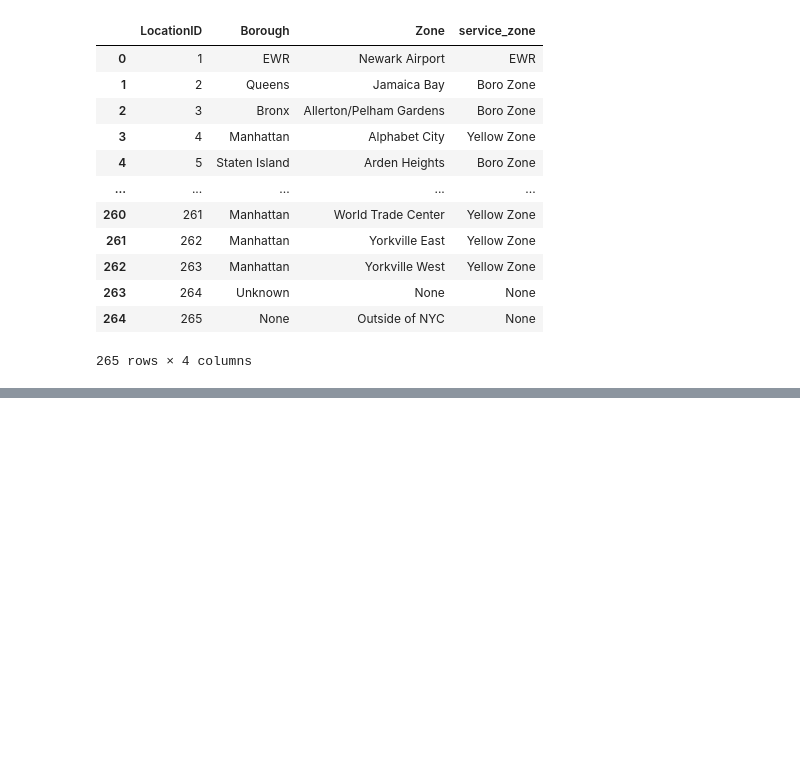
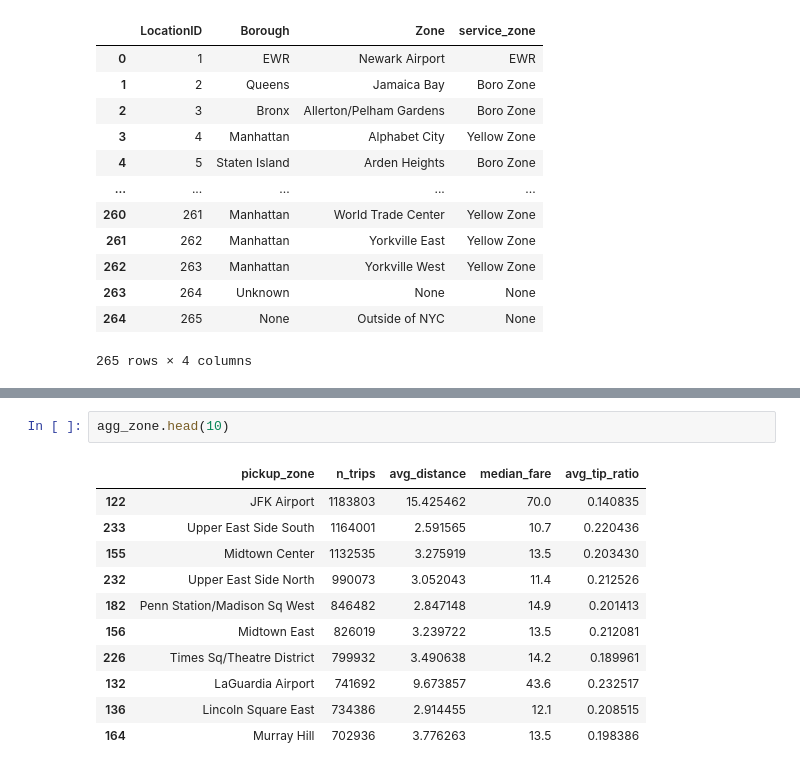
Before and after one commit to abrahamkoloboe27/python-and-gen-ai-data-science-growup-ai, a Jupyter notebook: notebooks/01-Python-Data-Analysis.ipynb, the cells around one changed output, grey strips where cells are left out. Cells and saved outputs as stored; diff of their text form; blank space fills up the shorter version.

```diff
--- a/notebooks/01-Python-Data-Analysis.ipynb
+++ b/notebooks/01-Python-Data-Analysis.ipynb
@@ -352,0 +461,14 @@ cbd_congestion_fee             44417596     41169720          48.10%
+# %%
+agg_zone.head(10)
+# %% [output]
+|  | pickup_zone | n_trips | avg_distance | median_fare | avg_tip_ratio |
+| 122 | JFK Airport | 1183803 | 15.425462 | 70.0 | 0.140835 |
+| 233 | Upper East Side South | 1164001 | 2.591565 | 10.7 | 0.220436 |
+| 155 | Midtown Center | 1132535 | 3.275919 | 13.5 | 0.203430 |
+| 232 | Upper East Side North | 990073 | 3.052043 | 11.4 | 0.212526 |
+| 182 | Penn Station/Madison Sq West | 846482 | 2.847148 | 14.9 | 0.201413 |
+| 156 | Midtown East | 826019 | 3.239722 | 13.5 | 0.212081 |
+| 226 | Times Sq/Theatre District | 799932 | 3.490638 | 14.2 | 0.189961 |
+| 132 | LaGuardia Airport | 741692 | 9.673857 | 43.6 | 0.232517 |
+| 136 | Lincoln Square East | 734386 | 2.914455 | 12.1 | 0.208515 |
+| 164 | Murray Hill | 702936 | 3.776263 | 13.5 | 0.198386 |
```
Also changed, not shown: parts of 18 cells of this notebook, 1 other file.
